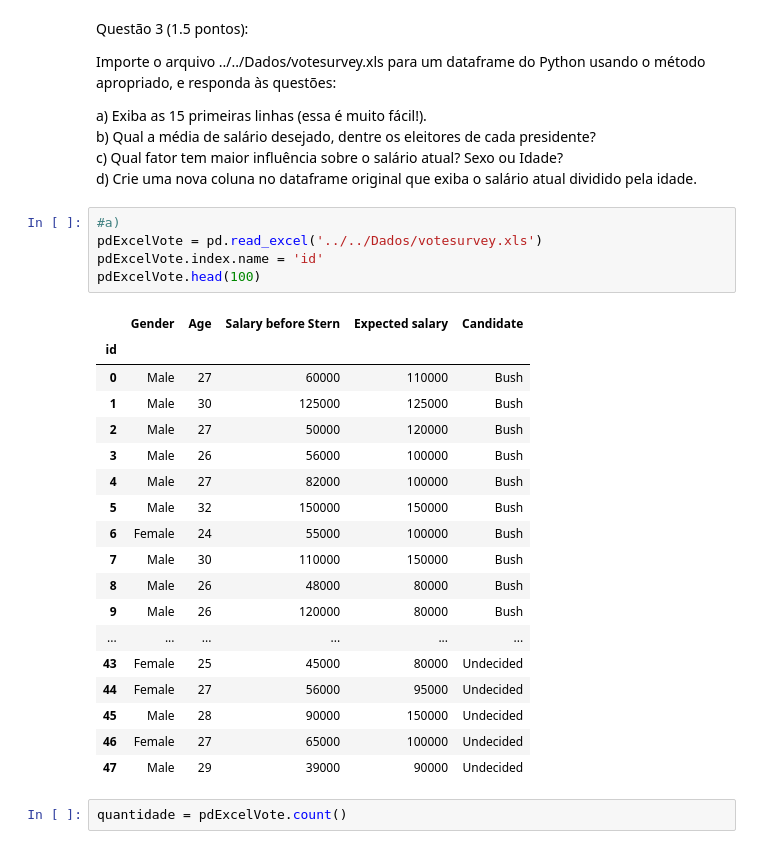
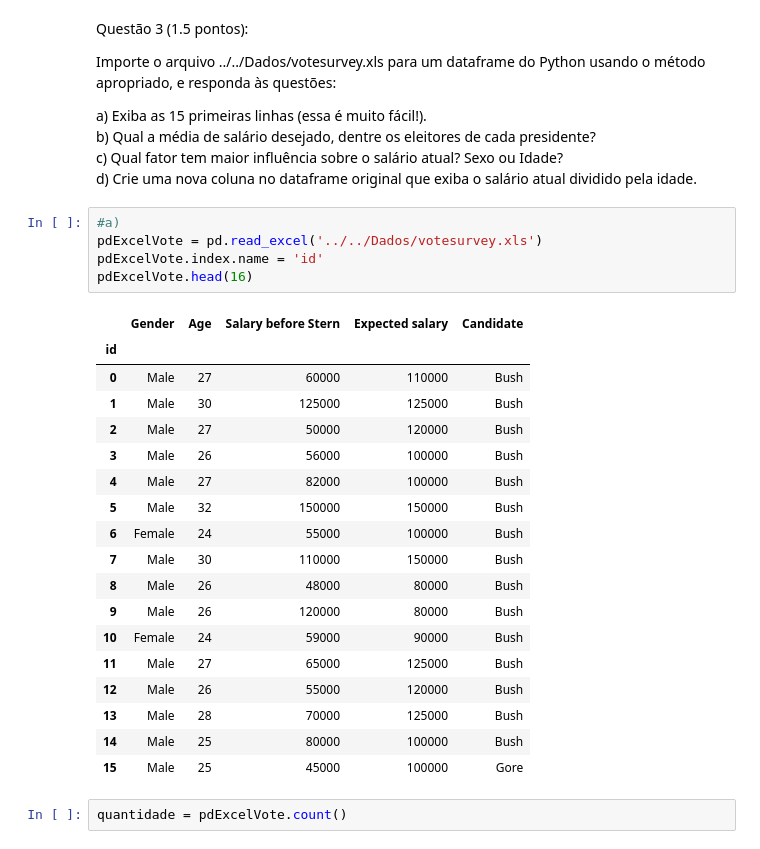
Before and after one commit to tuliogv/FGV_Programming_Languages, a Jupyter notebook: Python/Exercicios/Avaliacoes/Prova_A2_2018.ipynb, the cells around one changed output. Saved outputs shown, nothing was run; the diff lists cells and outputs as text.

```diff
--- a/Python/Exercicios/Avaliacoes/Prova_A2_2018.ipynb
+++ b/Python/Exercicios/Avaliacoes/Prova_A2_2018.ipynb
@@ -125,27 +125,27 @@ d) Crie uma nova coluna no dataframe original que exiba o salário atual dividid
 # %%
 #a)
 pdExcelVote = pd.read_excel('../../Dados/votesurvey.xls')
 pdExcelVote.index.name = 'id'
-pdExcelVote.head(100)
+pdExcelVote.head(16)
 # %% [output]
 |  | Gender | Age | Salary before Stern | Expected salary | Candidate |
 | id |  |  |  |  |  |
 | 0 | Male | 27 | 60000 | 110000 | Bush |
 | 1 | Male | 30 | 125000 | 125000 | Bush |
 | 2 | Male | 27 | 50000 | 120000 | Bush |
 | 3 | Male | 26 | 56000 | 100000 | Bush |
 | 4 | Male | 27 | 82000 | 100000 | Bush |
 | 5 | Male | 32 | 150000 | 150000 | Bush |
 | 6 | Female | 24 | 55000 | 100000 | Bush |
 | 7 | Male | 30 | 110000 | 150000 | Bush |
 | 8 | Male | 26 | 48000 | 80000 | Bush |
 | 9 | Male | 26 | 120000 | 80000 | Bush |
-| ... | ... | ... | ... | ... | ... |
-| 43 | Female | 25 | 45000 | 80000 | Undecided |
-| 44 | Female | 27 | 56000 | 95000 | Undecided |
-| 45 | Male | 28 | 90000 | 150000 | Undecided |
-| 46 | Female | 27 | 65000 | 100000 | Undecided |
-| 47 | Male | 29 | 39000 | 90000 | Undecided |
+| 10 | Female | 24 | 59000 | 90000 | Bush |
+| 11 | Male | 27 | 65000 | 125000 | Bush |
+| 12 | Male | 26 | 55000 | 120000 | Bush |
+| 13 | Male | 28 | 70000 | 125000 | Bush |
+| 14 | Male | 25 | 80000 | 100000 | Bush |
+| 15 | Male | 25 | 45000 | 100000 | Gore |
 # %%
 quantidade = pdExcelVote.count()
 # %%
```
